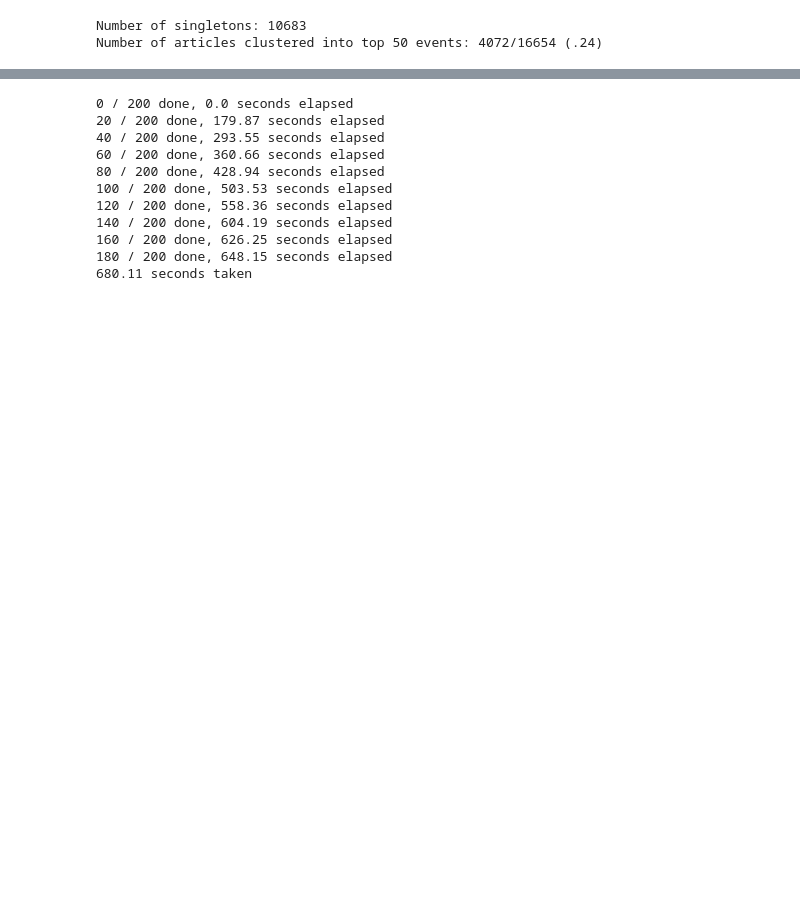
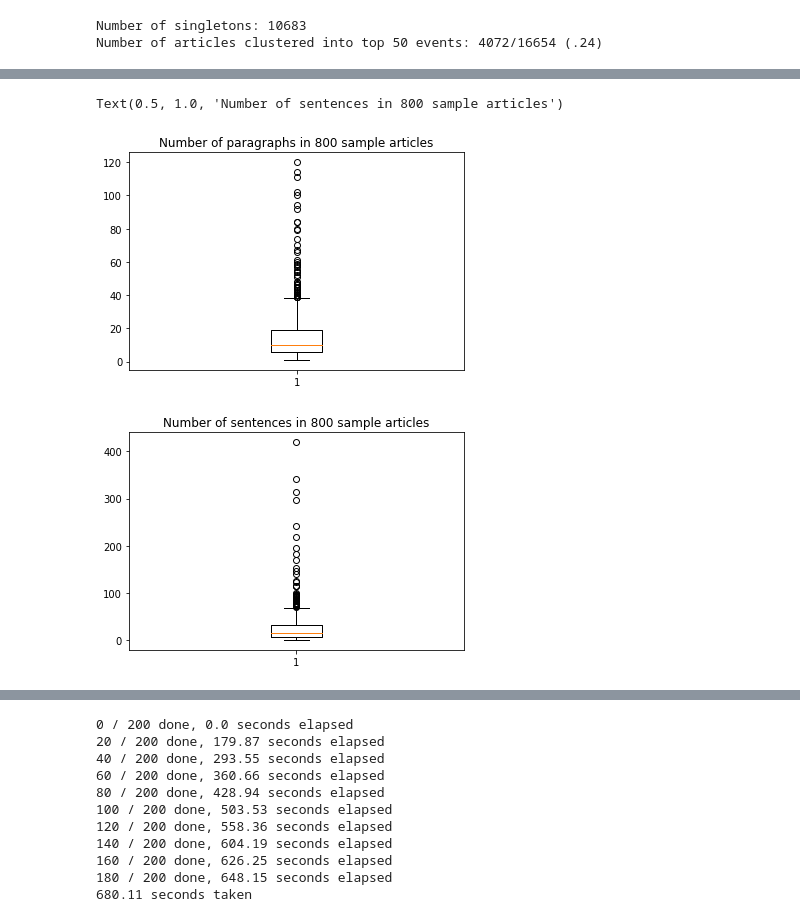
Before and after one commit to asprout/ArticleComparisons, a Jupyter notebook: OneDayDuplicationDetection-190531.ipynb, the cells around one changed output, grey strips where cells are left out. Drawn from its saved outputs; the diff is of its cells as text; code cells hidden in the pictures; blank space fills up the shorter version.

```diff
--- a/OneDayDuplicationDetection-190531.ipynb
+++ b/OneDayDuplicationDetection-190531.ipynb
@@ -82,3 +82,14 @@ Text(0.5, 1.0, 'Number of sentences in 250 sample articles')
+# %%
+plt.boxplot(n_paras)
+plt.title("Number of paragraphs in %d sample articles" % n)
+
+plt.figure()
+plt.boxplot(n_sentences)
+plt.title("Number of sentences in %d sample articles" % n)
+# %% [output]
+Text(0.5, 1.0, 'Number of sentences in 800 sample articles')
+[figure, added]
+[figure, added]
 # %%
 score_mat = ac.jac_score_mat(article_dict, weighted = False)
 axislabels = list(article_dict.keys())
```
Also changed, not shown: parts of 4 cells of this notebook.
